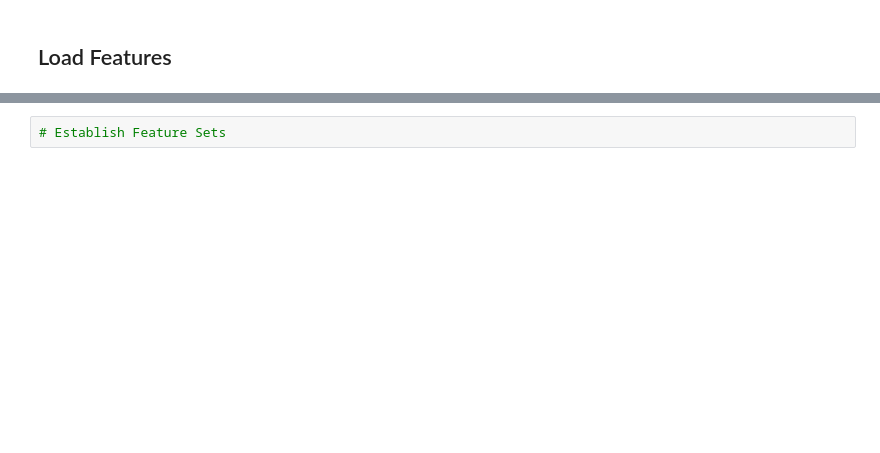
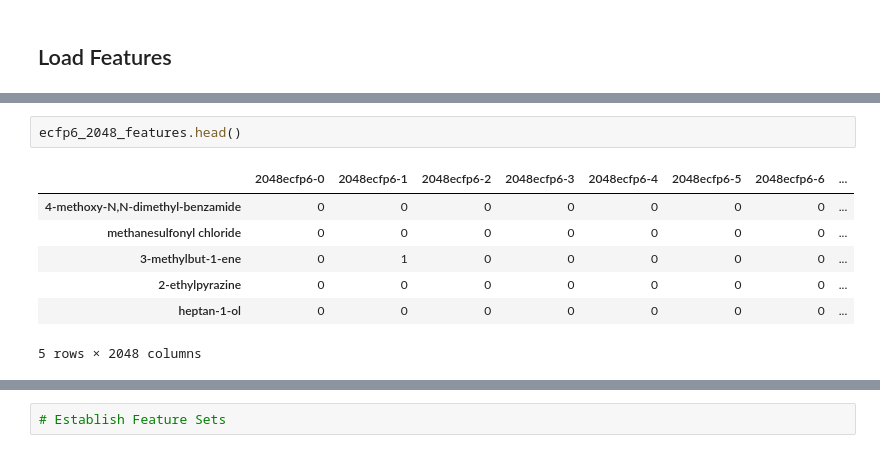
Before and after one commit to GeorgeBatch/moleculenet, a Jupyter notebook: notebooks/colab_modelling_pipeline.ipynb, the cells around one changed output, grey strips where cells are left out. Drawn from its saved outputs; the diff is of its cells as text; blank space fills up the shorter version.

```diff
--- a/notebooks/colab_modelling_pipeline.ipynb
+++ b/notebooks/colab_modelling_pipeline.ipynb
@@ -216,0 +202,10 @@ Name: target, dtype: float64
+# %%
+ecfp6_2048_features.head()
+# %% [output]
+|  | 2048ecfp6-0 | 2048ecfp6-1 | 2048ecfp6-2 | 2048ecfp6-3 | 2048ecfp6-4 | 2048ecfp6-5 | 2048ecfp6-6 | ... |
+| 4-methoxy-N,N-dimethyl-benzamide | 0 | 0 | 0 | 0 | 0 | 0 | 0 | ... |
+| methanesulfonyl chloride | 0 | 0 | 0 | 0 | 0 | 0 | 0 | ... |
+| 3-methylbut-1-ene | 0 | 1 | 0 | 0 | 0 | 0 | 0 | ... |
+| 2-ethylpyrazine | 0 | 0 | 0 | 0 | 0 | 0 | 0 | ... |
+| heptan-1-ol | 0 | 0 | 0 | 0 | 0 | 0 | 0 | ... |
+5 rows × 2048 columns
```
Also changed, not shown: parts of 65 cells of this notebook, 13 other files.
